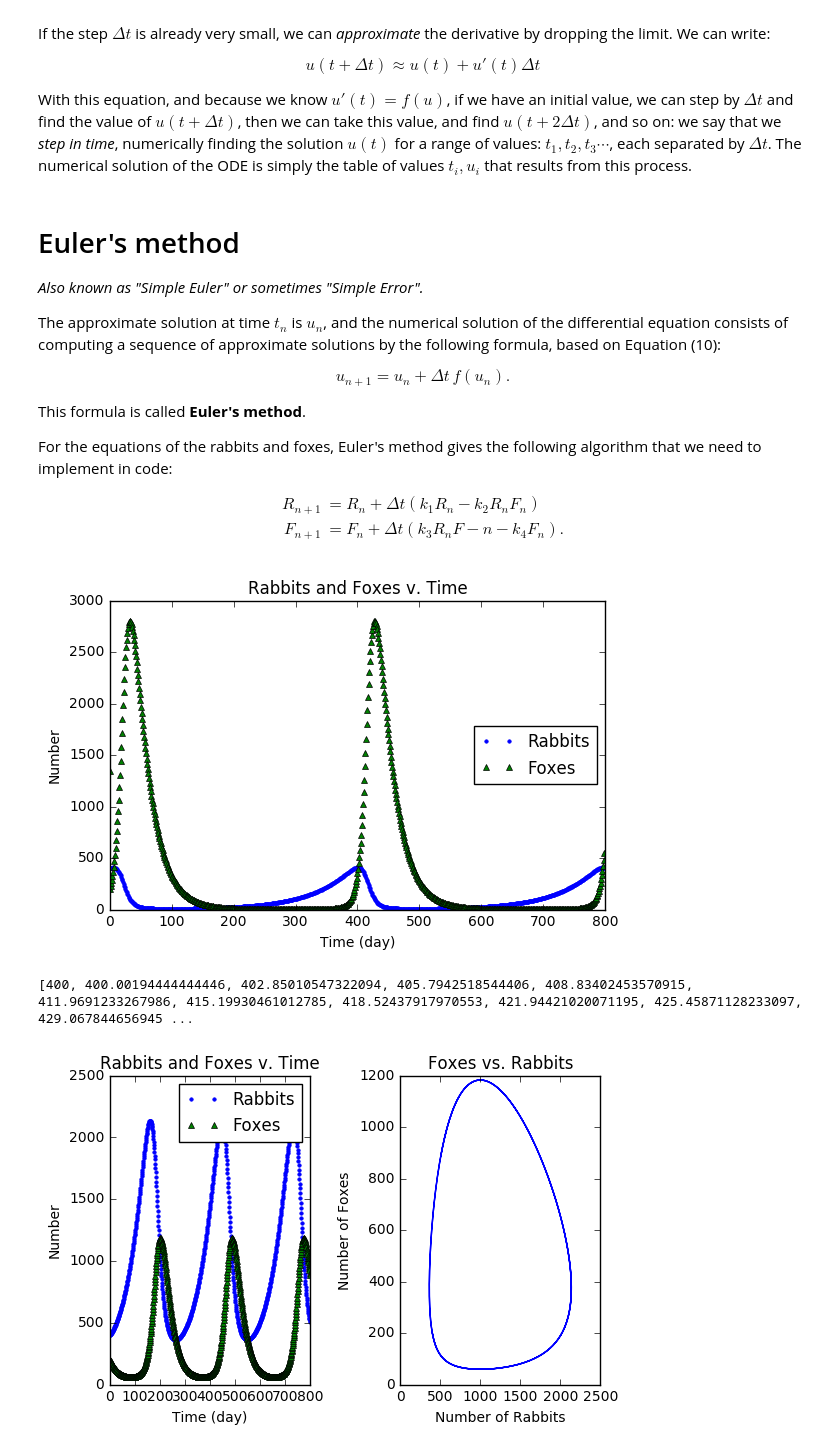
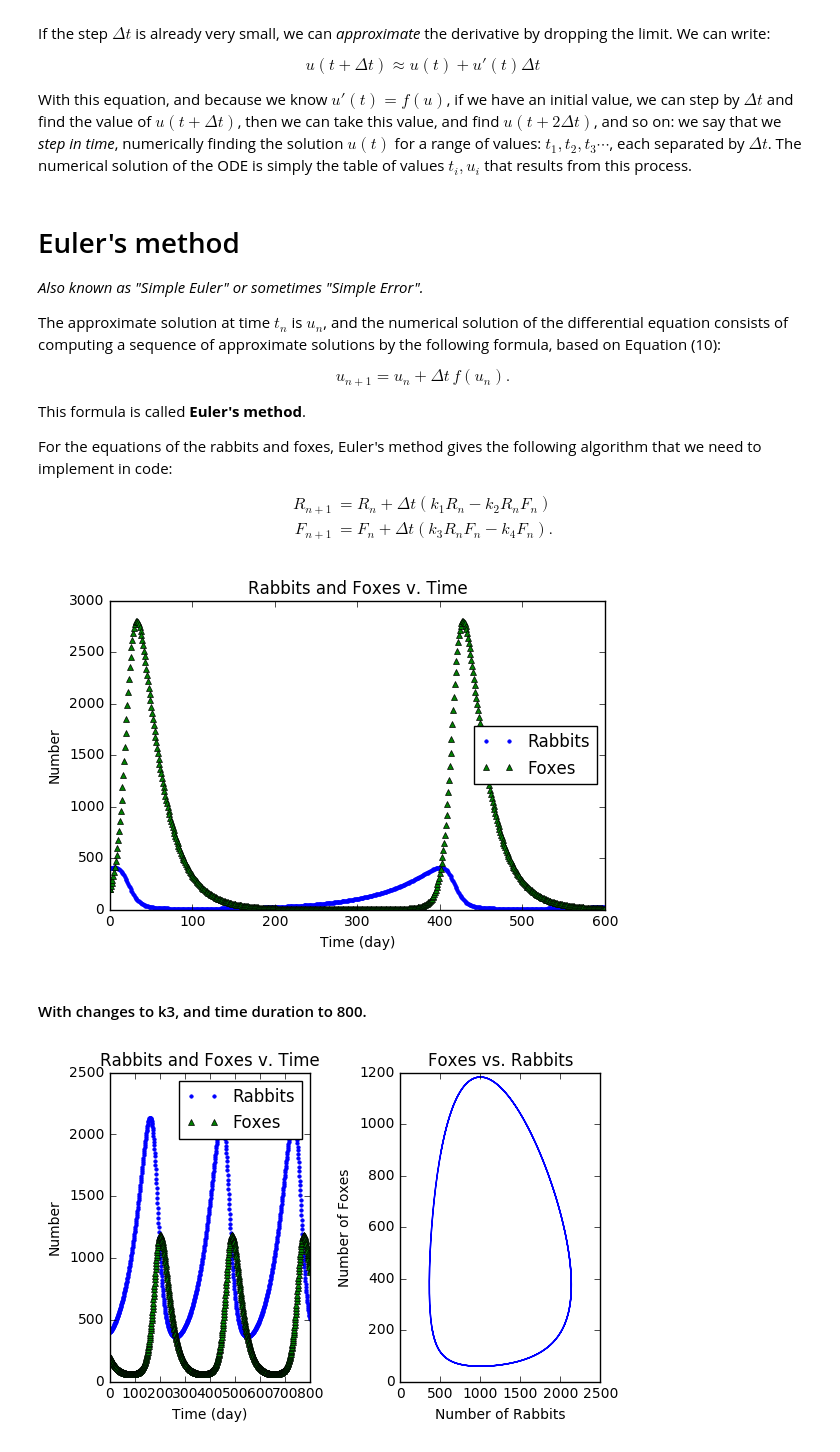
Before and after one commit to rwest/rabbits-and-foxes-cainja, a Jupyter notebook: rabbits-and-foxes.ipynb, the cells around one changed output. Saved outputs shown, nothing was run; the diff lists cells and outputs as text; code cells hidden in the pictures.

```diff
--- a/rabbits-and-foxes.ipynb
+++ b/rabbits-and-foxes.ipynb
@@ -56,7 +56,7 @@ For the equations of the rabbits and foxes, Euler's method gives the following a
 
 \begin{align}
 R_{n+1} & = R_n + \Delta t \left(k_1 R_n - k_2 R_n F_n \right) \\
-F_{n+1} & = F_n + \Delta t \left( k_3 R_n F-n - k_4 F_n \right).
+F_{n+1} & = F_n + \Delta t \left( k_3 R_n F_n - k_4 F_n \right).
 \end{align}
 # %%
 %matplotlib inline
@@ -68,43 +68,41 @@ R = 400
 F = 200
 k1 = 0.015
 k2 = 0.00004
 k3 = 0.0004
 k4 = 0.04
 
-endtime = 800*24*60
+endtime = 600*24*60
 
 Rlist = [R]
-Flist = [y]
+Flist = [F]
 dRlist = []
 dFlist = []
 tlist = [0]
 
 for t in range(endtime):
     dR = (k1*R) - (k2*R*F)
     dF = (k3*R*F) - (k4*F)
-    R += dR/(endtime/800)
-    F += dF/(endtime/800)
+    R += dR/(endtime/600)
+    F += dF/(endtime/600)
     if t%(24*60) == 0: #clean up the plots a little bit
         Rlist.append(R)
         Flist.append(F)
-        tlist.append((t+1)/(endtime/800))
+        tlist.append((t+1)/(endtime/600))
 
 fig, ax = plt.subplots(1,1)
 rabbits, = ax.plot(tlist, Rlist, '.', markersize = 5, label = 'Rabbits')
 foxes, = ax.plot(tlist, Flist, '^', markersize = 5, label = 'Foxes' )
 ax.legend(loc=7) #move the legend to above the graph
 ax.set_title('Rabbits and Foxes v. Time')
 ax.set_xlabel('Time (day)')
 ax.set_ylabel('Number')
 
 fig.tight_layout()
 plt.show()
 # %% [output]
-[figure, old version]
+[figure, new version]
-# %%
-print(Rlist)
-# %% [output]
-[400, 400.00194444444446, 402.85010547322094, 405.7942518544406, 408.83402453570915, 411.9691233267986, 415.19930461012785, 418.52437917970553, 421.94421020071195, 425.45871128233097, 429.067844656945 ...
+# %% [markdown]
+#### With changes to k3, and time duration to 800.
 # %%
 
 R = 400
```
Also changed, not shown: parts of 6 cells of this notebook, 2 other files.
